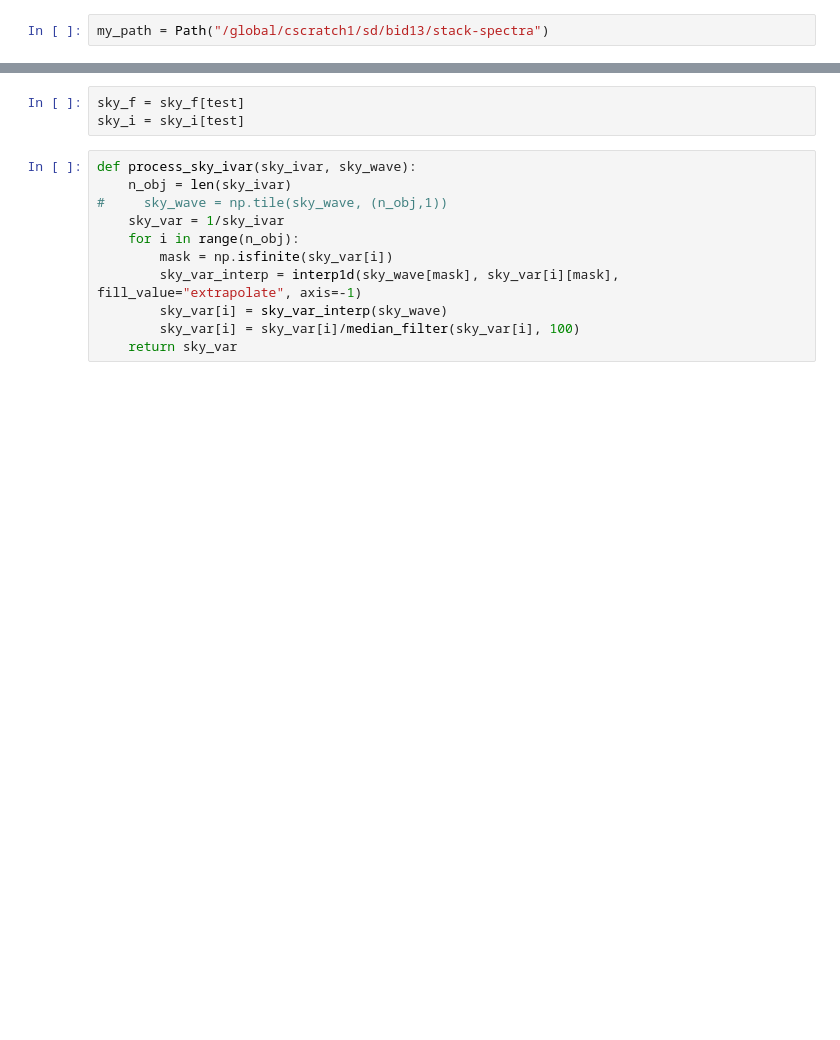
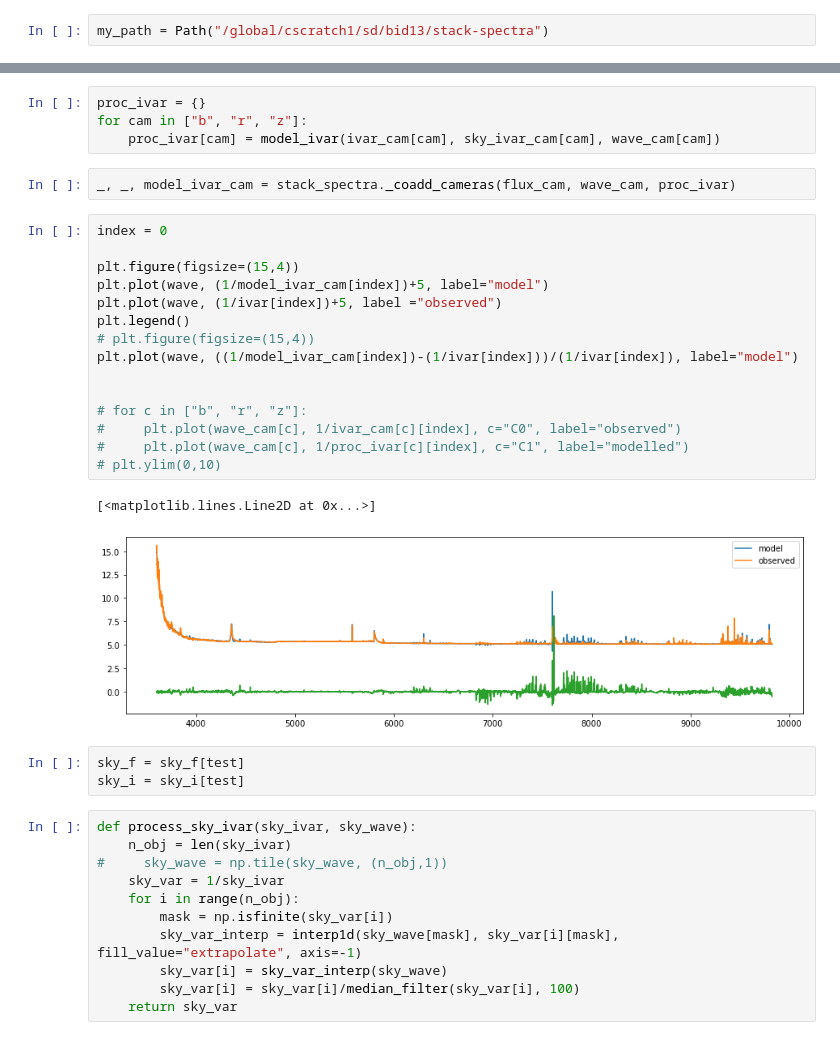
Before and after one commit to biprateep/DESI-stack, a Jupyter notebook: notebooks/test_stack_dey.ipynb, the cells around one changed output, grey strips where cells are left out. Cells and saved outputs as stored; diff of their text form; blank space fills up the shorter version.

```diff
--- a/notebooks/test_stack_dey.ipynb
+++ b/notebooks/test_stack_dey.ipynb
@@ -100,3 +171,27 @@ sky_f, wave, sky_i = stack_spectra._coadd_cameras(sky_f, sky_w, sky_i)
+# %%
+proc_ivar = {}
+for cam in ["b", "r", "z"]:
+    proc_ivar[cam] = model_ivar(ivar_cam[cam], sky_ivar_cam[cam], wave_cam[cam])
+# %%
+_, _, model_ivar_cam = stack_spectra._coadd_cameras(flux_cam, wave_cam, proc_ivar)
+# %%
+index = 0
+
+plt.figure(figsize=(15,4))
+plt.plot(wave, (1/model_ivar_cam[index])+5, label="model")
+plt.plot(wave, (1/ivar[index])+5, label ="observed")
+plt.legend()
+# plt.figure(figsize=(15,4))
+plt.plot(wave, ((1/model_ivar_cam[index])-(1/ivar[index]))/(1/ivar[index]), label="model")
+
+
+# for c in ["b", "r", "z"]:
+#     plt.plot(wave_cam[c], 1/ivar_cam[c][index], c="C0", label="observed")
+#     plt.plot(wave_cam[c], 1/proc_ivar[c][index], c="C1", label="modelled")
+# plt.ylim(0,10)
+# %% [output]
+[<matplotlib.lines.Line2D at 0x...>]
+[figure, added]
 # %%
 sky_f = sky_f[test]
 sky_i = sky_i[test]
```
Also changed, not shown: parts of 30 cells of this notebook, 3 other files.
